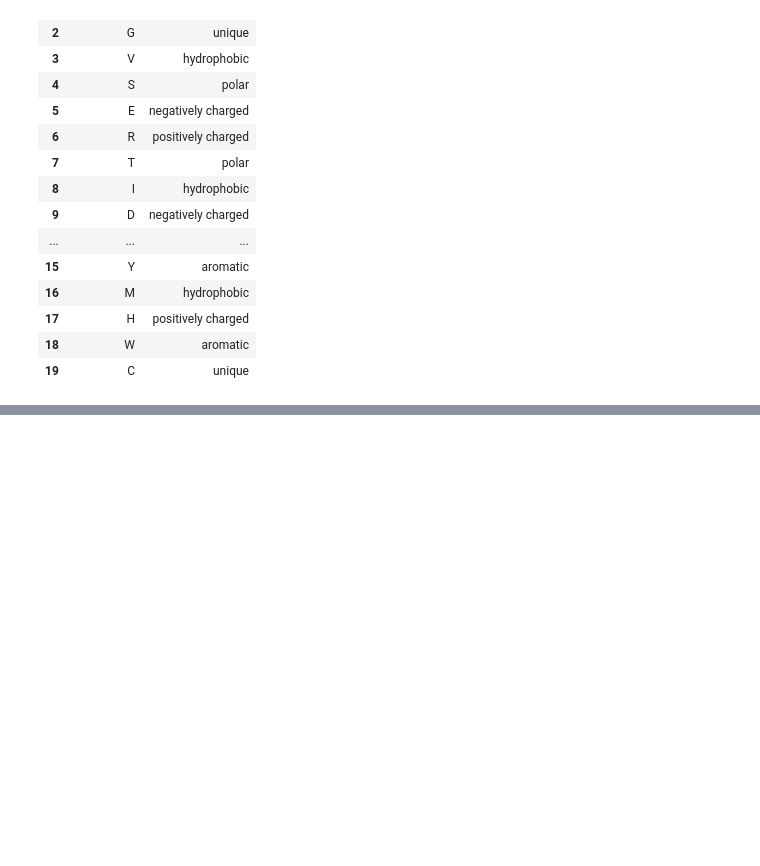
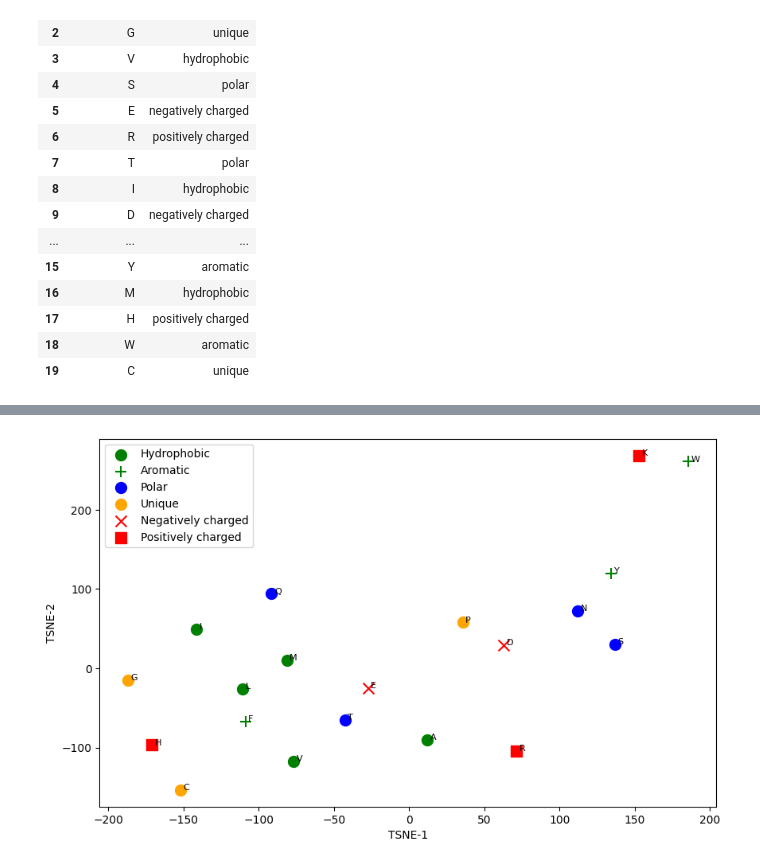
Before and after one commit to dgloukhman/unsupervised-learning-in-biology, a Jupyter notebook: experiments/Experiment_1.ipynb, the cells around one changed output, grey strips where cells are left out. Drawn from its saved outputs; the diff is of its cells as text; code cells hidden in the pictures; blank space fills up the shorter version.

```diff
--- a/experiments/Experiment_1.ipynb
+++ b/experiments/Experiment_1.ipynb
@@ -109,0 +95,6 @@ plt.show()
+# %%
+#plot whole weight matrix
+emb = representations.cpu().numpy().reshape(20, -1)
+helper.plot_tsne_exp1(amino_acids_df, emb)
+# %% [output]
+[figure, added]
```
Also changed, not shown: parts of 12 cells of this notebook, 1 other file.
